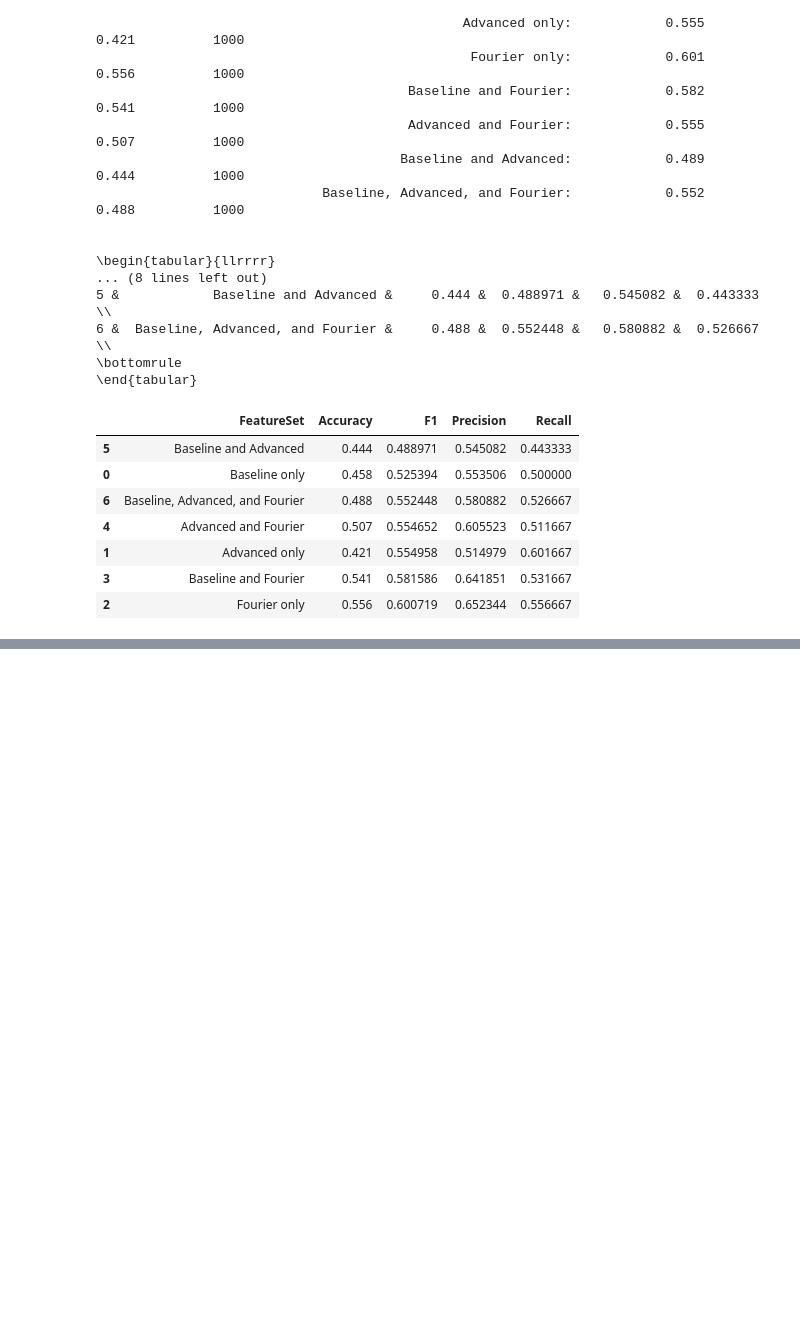
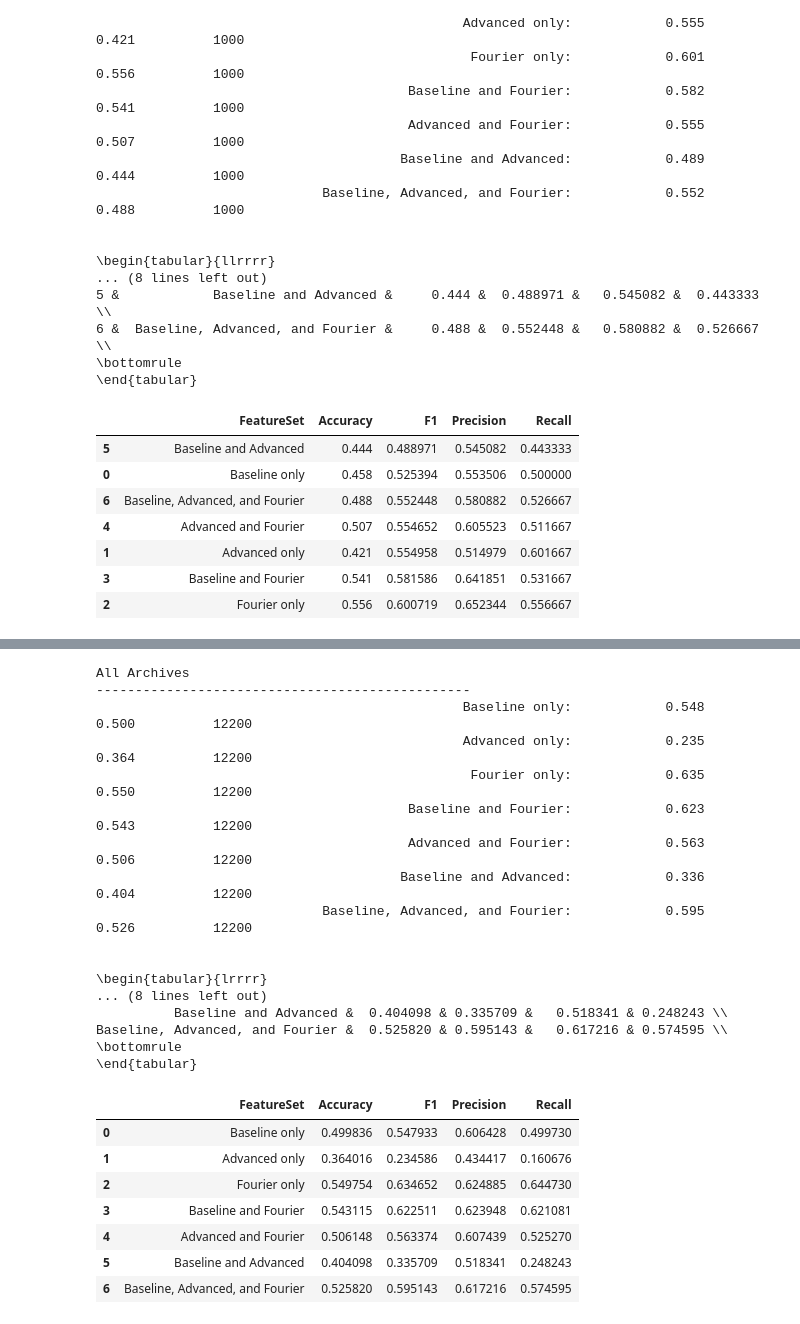
Before and after one commit to bhattacharjee/RansomFoRRT, a Jupyter notebook: napierone/napierone_logistic_regression_1.1.ipynb, the cells around one changed output, grey strips where cells are left out. Drawn from its saved outputs; the diff is of its cells as text; code cells hidden in the pictures; blank space fills up the shorter version.

```diff
--- a/napierone/napierone_logistic_regression_1.1.ipynb
+++ b/napierone/napierone_logistic_regression_1.1.ipynb
@@ -560,0 +651,34 @@ rf_results.to_csv("../napier1_logistic_regression_results.csv.gz")
+# %%
+print("All Archives")
+print("------------------------------------------------")
+rdf = custom_result_print(df, [".7z", ".gz", ".zip", ".bzip2", ".tar.gz", ".tar.bz2", ".bz2"])
+print()
+print()
+print(rdf.to_latex(index=False))
+rdf
+# %% [output]
+All Archives
+------------------------------------------------
+                                               Baseline only:            0.548           0.500          12200
+                                               Advanced only:            0.235           0.364          12200
+                                                Fourier only:            0.635           0.550          12200
+                                        Baseline and Fourier:            0.623           0.543          12200
+                                        Advanced and Fourier:            0.563           0.506          12200
+                                       Baseline and Advanced:            0.336           0.404          12200
+                             Baseline, Advanced, and Fourier:            0.595           0.526          12200
+
+
+\begin{tabular}{lrrrr}
+... (8 lines left out)
+          Baseline and Advanced &  0.404098 & 0.335709 &   0.518341 & 0.248243 \\
+Baseline, Advanced, and Fourier &  0.525820 & 0.595143 &   0.617216 & 0.574595 \\
+\bottomrule
+\end{tabular}
+|  | FeatureSet | Accuracy | F1 | Precision | Recall |
+| 0 | Baseline only | 0.499836 | 0.547933 | 0.606428 | 0.499730 |
+| 1 | Advanced only | 0.364016 | 0.234586 | 0.434417 | 0.160676 |
+| 2 | Fourier only | 0.549754 | 0.634652 | 0.624885 | 0.644730 |
+| 3 | Baseline and Fourier | 0.543115 | 0.622511 | 0.623948 | 0.621081 |
+| 4 | Advanced and Fourier | 0.506148 | 0.563374 | 0.607439 | 0.525270 |
+| 5 | Baseline and Advanced | 0.404098 | 0.335709 | 0.518341 | 0.248243 |
+| 6 | Baseline, Advanced, and Fourier | 0.525820 | 0.595143 | 0.617216 | 0.574595 |
```
Also changed, not shown: parts of 1 cell of this notebook, 1 other file.
